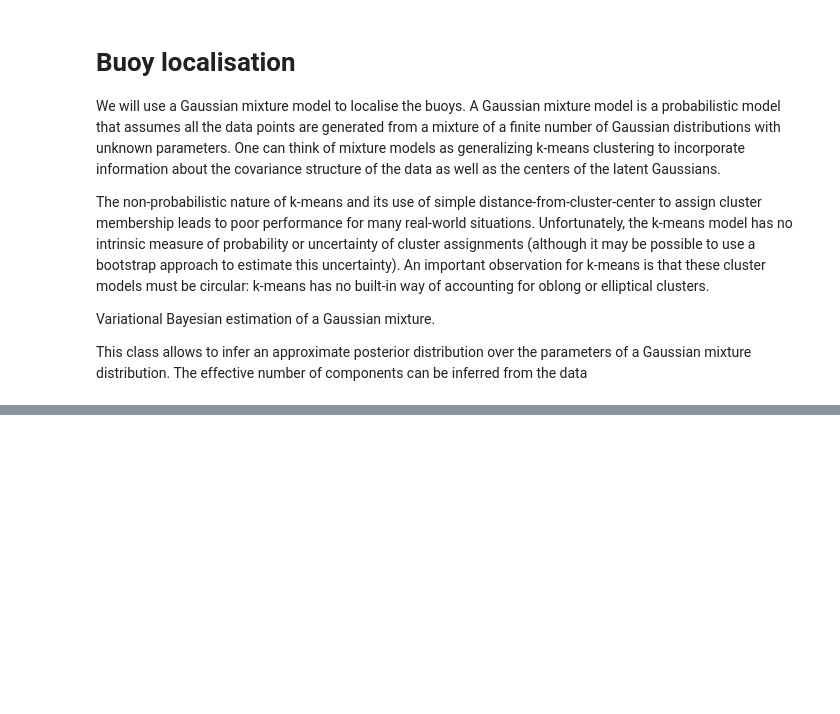
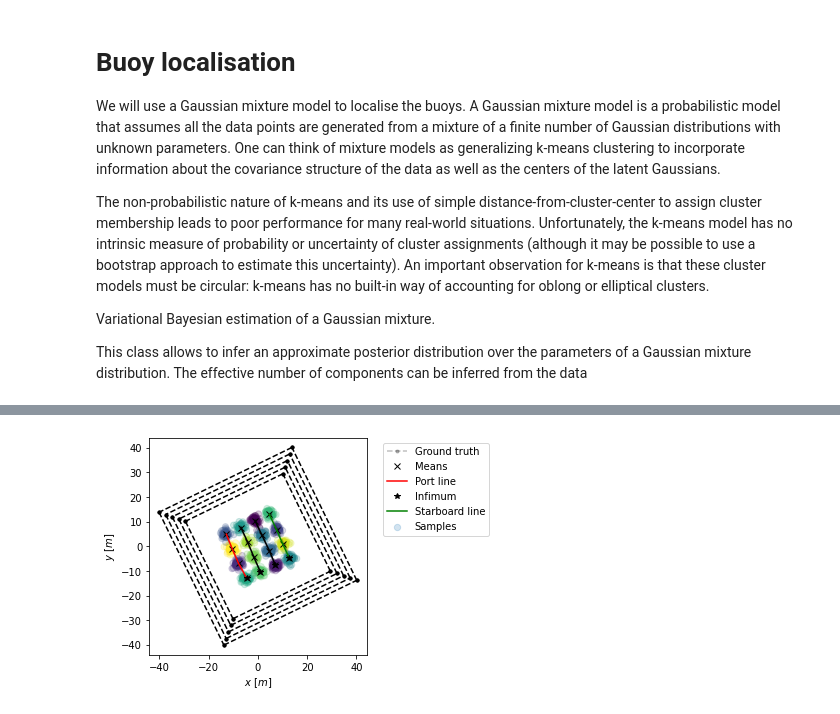
Before and after one commit to smarc-project/smarc_missions, a Jupyter notebook: smarc_bt/notebooks/probability.ipynb, the cells around one changed output, grey strips where cells are left out. Drawn from its saved outputs; the diff is of its cells as text; code cells hidden in the pictures; blank space fills up the shorter version.

```diff
--- a/smarc_bt/notebooks/probability.ipynb
+++ b/smarc_bt/notebooks/probability.ipynb
@@ -171,0 +181,42 @@ array([[  1.18529982, -10.23524376,  -0.08365359],
+# %%
+# plot it
+from itertools import cycle
+importlib.reload(bt_actions)
+line = bt_actions.A_SetBuoyLocalisationPlan.perimeter_line(
+    centroid=points.mean(axis=0),
+    angle=116,
+    distance=20.0,
+    face=0,
+    side=0
+)
+fig, ax = bt_actions.A_ReadBuoys.plot(
+    lines=lines,
+    samples=samples,
+    means=mu[gsigma<sigma_tol],
+    sample_lines=sample_lines,
+    c=labels
+)
+
+dist = 30
+centroid = points.mean(axis=0)
+i = 0
+for j in cycle([0,1,2,3]):
+    line = bt_actions.A_SetBuoyLocalisationPlan.perimeter_line(
+        centroid=centroid,
+        angle=116,
+        distance=dist,
+        face=j,
+        side=0
+    )
+    ax.plot(line[:,0], line[:,1], 'k.--')
+    if j == 3:
+        dist -= 2
+        i += 1
+    if i == 5:
+        break
+
+# fig.savefig('img/buoys_{}.png'.format(n_samples), dpi=1000, bbox_inches='tight')
+plt.legend(bbox_to_anchor=(1.05, 1))
+plt.show()
+# %% [output]
+[figure, added]
```
Also changed, not shown: parts of 11 cells of this notebook, 8 other files.
